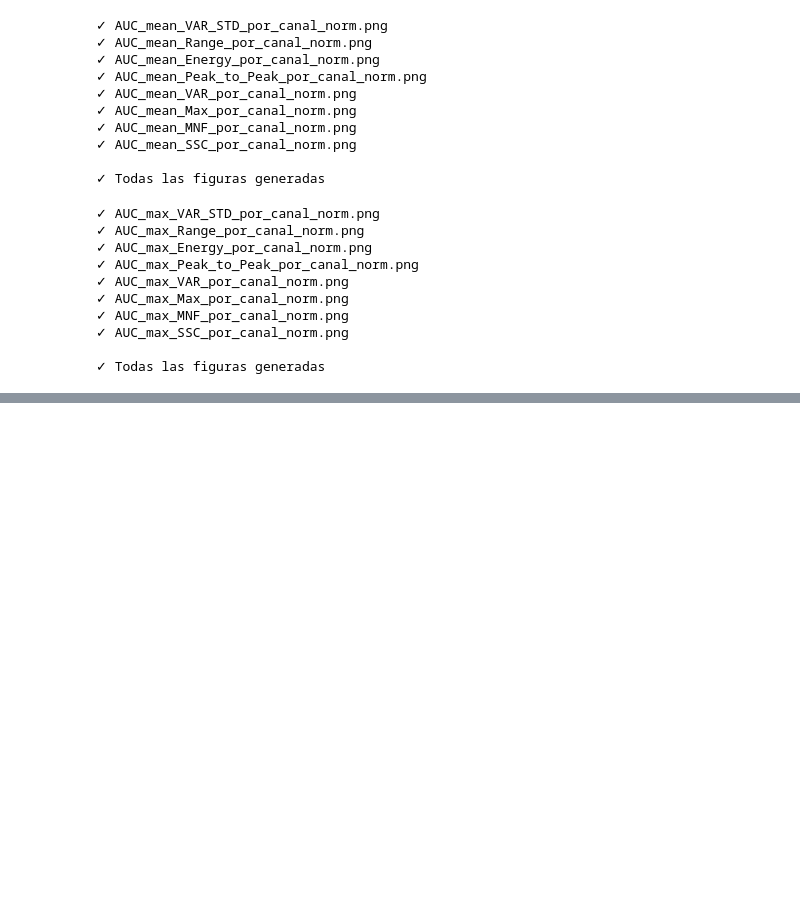
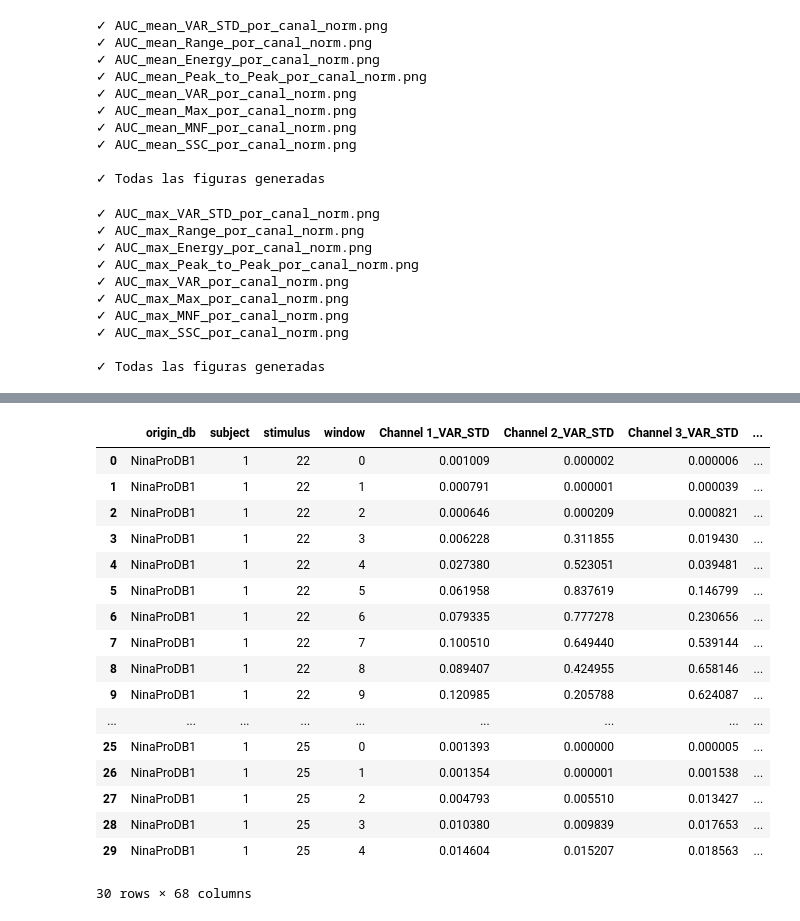
Before and after one commit to mariabda2/sEMG-ArmBand, a Jupyter notebook: notebooks/03_intact_database_analysis.ipynb, the cells around one changed output, grey strips where cells are left out. Cells and saved outputs as stored; diff of their text form; code cells hidden in the pictures; blank space fills up the shorter version.

```diff
--- a/notebooks/03_intact_database_analysis.ipynb
+++ b/notebooks/03_intact_database_analysis.ipynb
@@ -1163,0 +1358,7 @@ plot_auc_por_canal(df_auc_mean, features,
+# %%
+df_agg_max = agregar_ventanas(
+    df_intact     = df_intact,
+    features      = features,
+    agg_func      = 'max',     # 'mean' | 'max' | 'min' | 'median' | 'p75' | 'p25'
+    smooth_window = 3
+)
@@ -1163,0 +1385,21 @@ plot_auc_por_canal(df_auc_mean, features,
+# %%
+df_agg_max.head(30)
+# %% [output]
+|  | origin_db | subject | stimulus | window | Channel 1_VAR_STD | Channel 2_VAR_STD | Channel 3_VAR_STD | ... |
+| 0 | NinaProDB1 | 1 | 22 | 0 | 0.001009 | 0.000002 | 0.000006 | ... |
+| 1 | NinaProDB1 | 1 | 22 | 1 | 0.000791 | 0.000001 | 0.000039 | ... |
+| 2 | NinaProDB1 | 1 | 22 | 2 | 0.000646 | 0.000209 | 0.000821 | ... |
+| 3 | NinaProDB1 | 1 | 22 | 3 | 0.006228 | 0.311855 | 0.019430 | ... |
+| 4 | NinaProDB1 | 1 | 22 | 4 | 0.027380 | 0.523051 | 0.039481 | ... |
+| 5 | NinaProDB1 | 1 | 22 | 5 | 0.061958 | 0.837619 | 0.146799 | ... |
+| 6 | NinaProDB1 | 1 | 22 | 6 | 0.079335 | 0.777278 | 0.230656 | ... |
+| 7 | NinaProDB1 | 1 | 22 | 7 | 0.100510 | 0.649440 | 0.539144 | ... |
+| 8 | NinaProDB1 | 1 | 22 | 8 | 0.089407 | 0.424955 | 0.658146 | ... |
+| 9 | NinaProDB1 | 1 | 22 | 9 | 0.120985 | 0.205788 | 0.624087 | ... |
+| ... | ... | ... | ... | ... | ... | ... | ... | ... |
+| 25 | NinaProDB1 | 1 | 25 | 0 | 0.001393 | 0.000000 | 0.000005 | ... |
+| 26 | NinaProDB1 | 1 | 25 | 1 | 0.001354 | 0.000001 | 0.001538 | ... |
+| 27 | NinaProDB1 | 1 | 25 | 2 | 0.004793 | 0.005510 | 0.013427 | ... |
+| 28 | NinaProDB1 | 1 | 25 | 3 | 0.010380 | 0.009839 | 0.017653 | ... |
+| 29 | NinaProDB1 | 1 | 25 | 4 | 0.014604 | 0.015207 | 0.018563 | ... |
+30 rows × 68 columns
```
Also changed, not shown: parts of 14 cells of this notebook.
